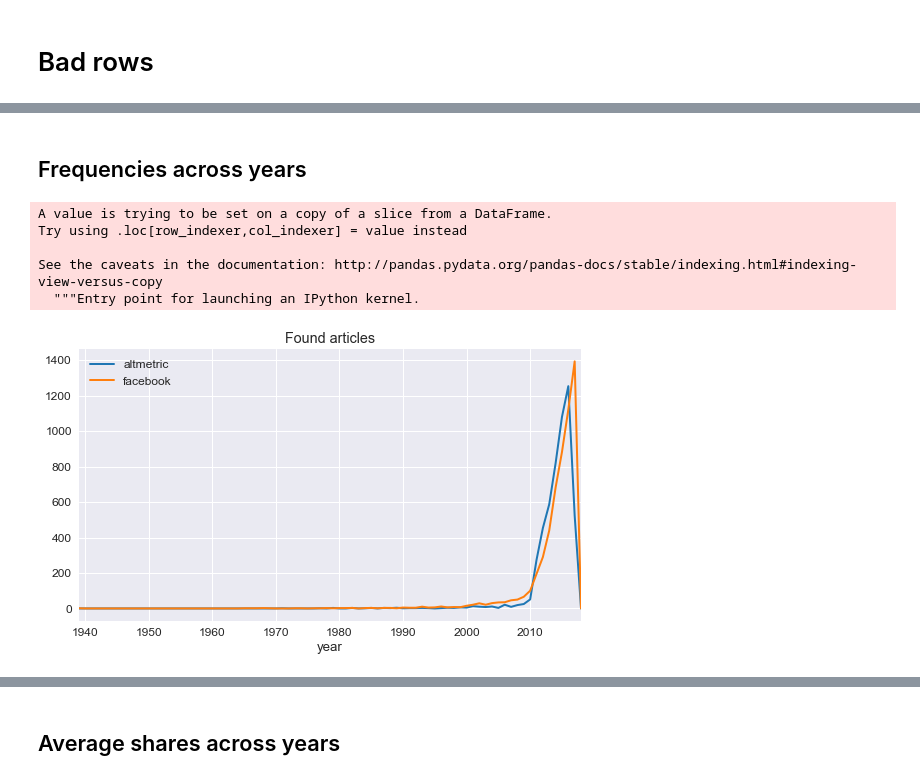
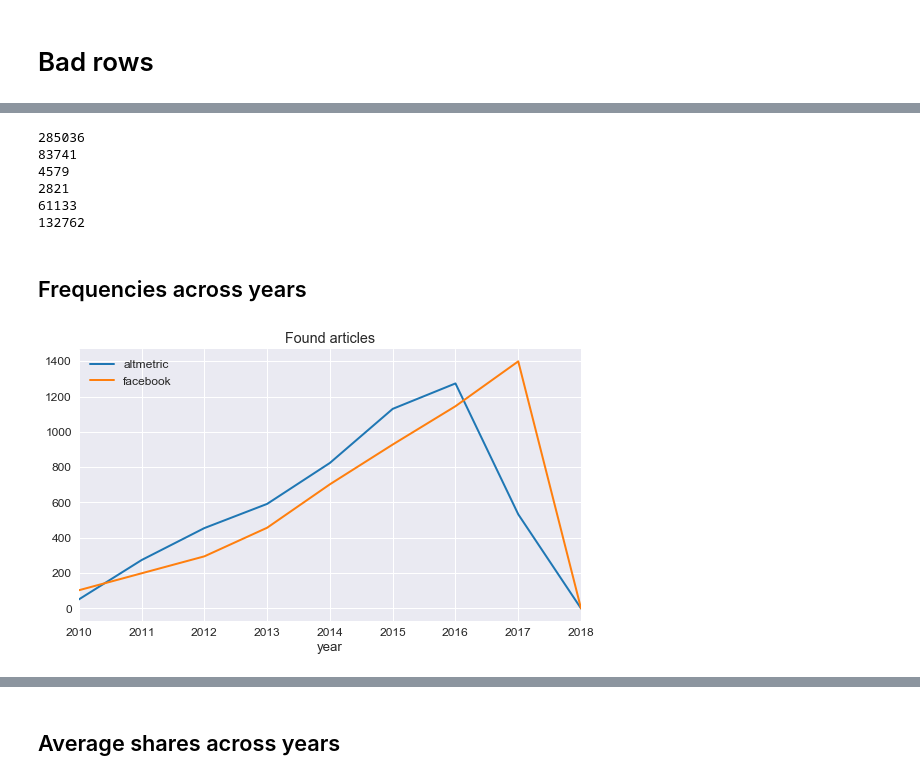
Before and after one commit to ScholCommLab/fhe-public-private, a Jupyter notebook: 03-PKP-analysis.ipynb, the cells around one changed output, grey strips where cells are left out. Cells and saved outputs as stored; diff of their text form; code cells hidden in the pictures.

```diff
--- a/03-PKP-analysis.ipynb
+++ b/03-PKP-analysis.ipynb
@@ -26,9 +30,10 @@ tqdm.pandas(tqdm_notebook)
 # %%
 full_df = pd.read_csv("PKP_temp.csv", encoding = 'utf8')
-df_dates = pd.read_csv("data/input_files/PKP_20171220.csv", encoding = 'utf8')
+df_dates = pd.read_csv("data/input_files/PKP_20171220.csv", encoding = 'utf8').drop_duplicates()
 full_df = full_df.merge(df_dates, on="doi").set_index("doi")
 full_df['date'] = pd.to_datetime(full_df.date)
 full_df['year'] = full_df.date.apply(lambda x: x.year)
+full_df['fb_share_count'] = full_df.fb_share_count.map(lambda x: np.nan if x == 0 else x)
 # %% [markdown]
 # Table of Contents
 
@@ -211,3 +70,32 @@ Replace NaNs with 0.0 if either altmetric response or OG object was found, but o
+# %%
+total = len(full_df)
+print(total)
+df = full_df[full_df['doi_resolve_status'] == "200"]
+print(total - len(df))
+total = len(df)
+
+df = df[~(~df.fb_og_id.isnull() & df.duplicated(subset=['fb_og_id'], keep=False))]
+print(total - len(df))
+total = len(df)
+
+df = df[~df.duplicated(subset=['doi_url'], keep=False)]
+print(total - len(df))
+total = len(df)
+
+min_year = 2010
+max_year = 2018
+df = df[df['year'].between(min_year, max_year)]
+print(total - len(df))
+total = len(df)
+
+print(total)
+# %% [output]
+285036
+83741
+4579
+2821
+61133
+132762
 # %%
 # Transformed dataframe for year/oa_color_long/platform plotting
 pdf = df[['year', 'am_share_count', 'fb_share_count']].melt(id_vars = ['year'], var_name="platform", value_name="shares")
@@ -215,18 +103,12 @@ df[['year', 'am_share_count', 'fb_share_count']];
 # %% [markdown]
 ## Frequencies across years
 # %%
-df['fb_share_count'] = df.fb_share_count.map(lambda x: np.nan if x == 0 else x)
 df.groupby(['year'])[['am_share_count', 'fb_share_count']].count().plot();
 # plt.xlim([min_year, max_year]);
 plt.gca().legend(labels=["altmetric", "facebook"]);
 plt.title("Found articles");
 # %% [output]
-A value is trying to be set on a copy of a slice from a DataFrame.
-Try using .loc[row_indexer,col_indexer] = value instead
-
-See the caveats in the documentation: http://pandas.pydata.org/pandas-docs/stable/indexing.html#indexing-view-versus-copy
-  """Entry point for launching an IPython kernel.
-[figure, old version]
+[figure, new version]
 # %%
 a = df.groupby(['year']).count()
 (100*a[['am_share_count', 'fb_share_count']].divide(a.date,0)).plot();
```
Also changed, not shown: parts of 23 cells of this notebook.
